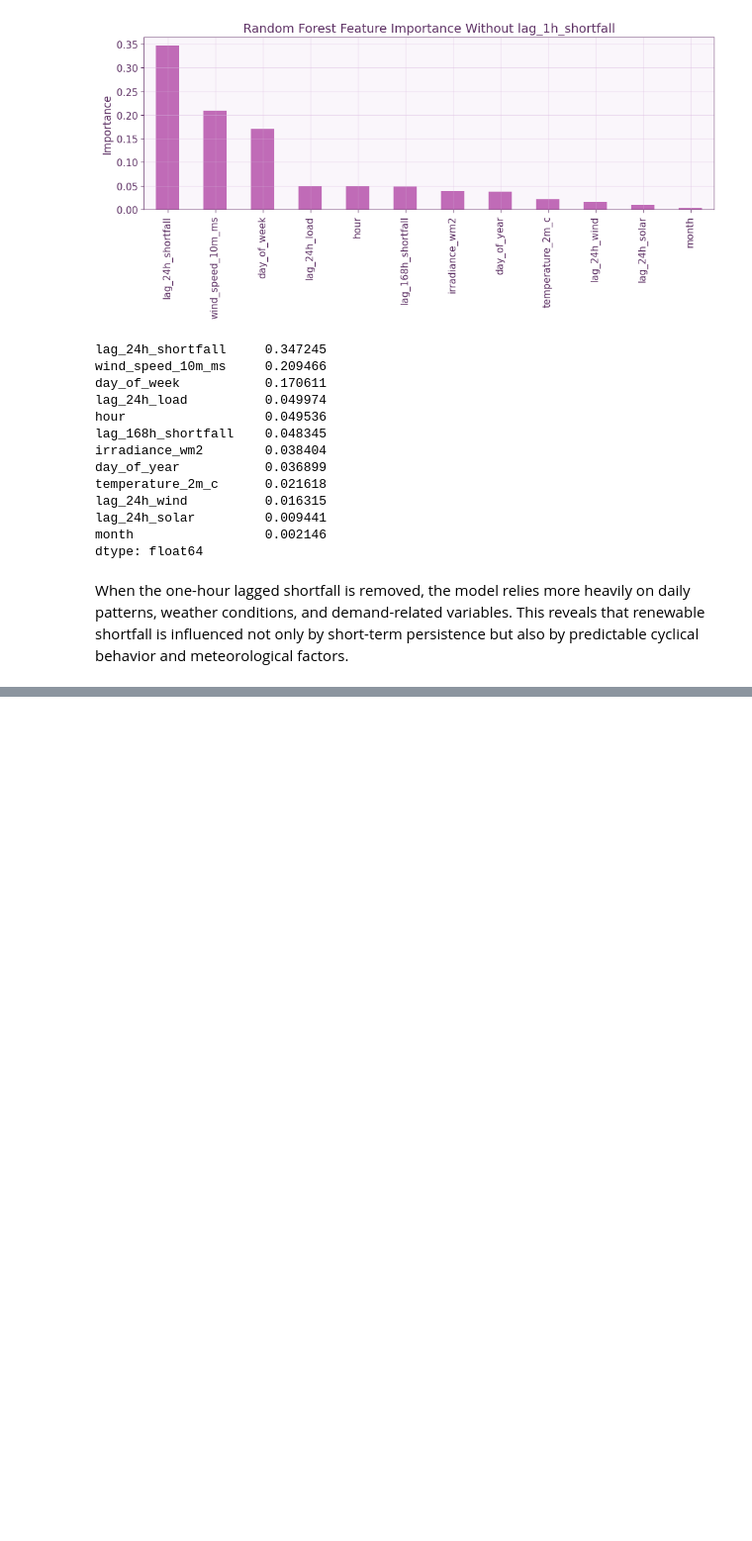
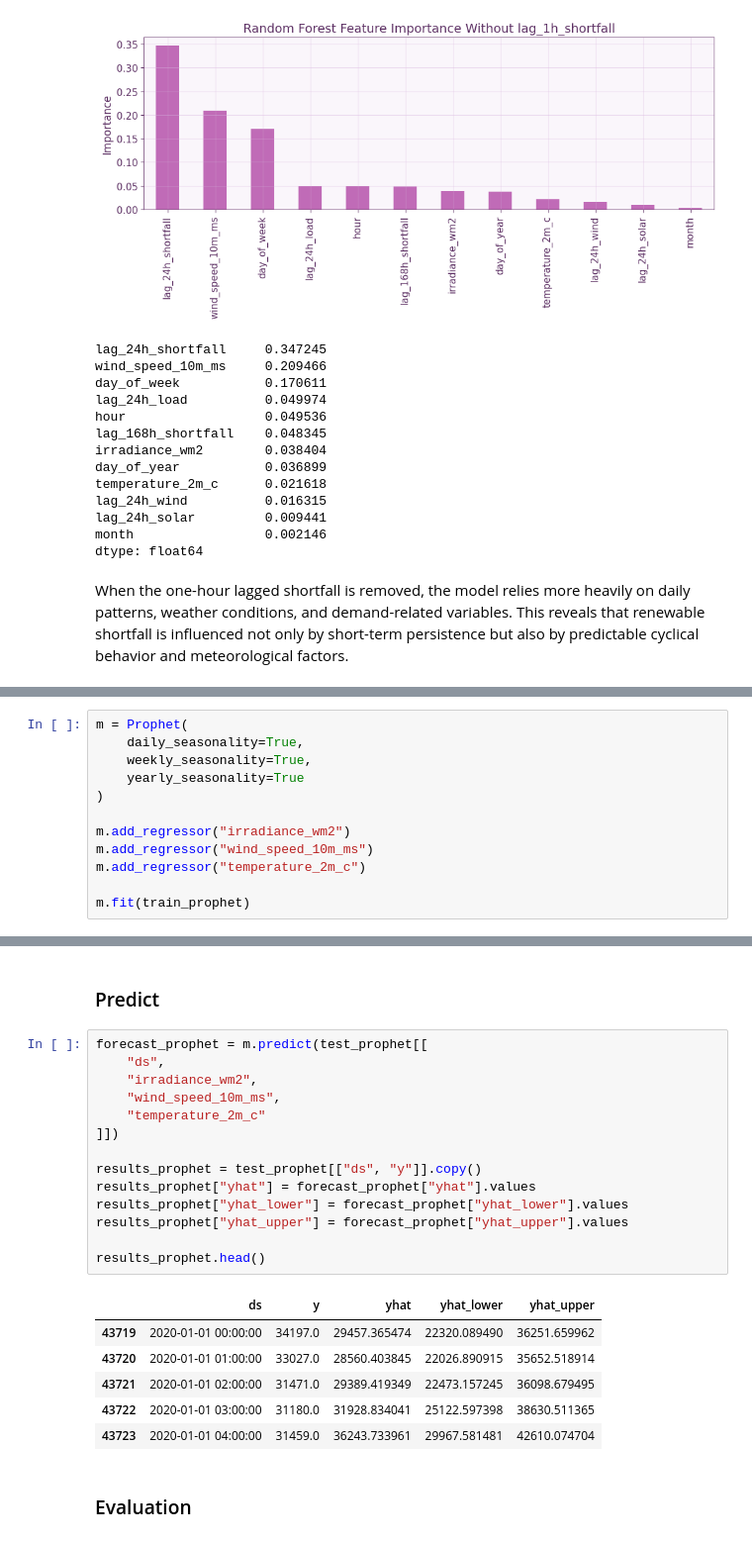
Before and after one commit to Varie737/Renewable-Energy-Data-Analysis, a Jupyter notebook: Renewable Energy Data Analysis project.ipynb, the cells around one changed output, grey strips where cells are left out. Shown at 99% size. Drawn from its saved outputs; the diff is of its cells as text; blank space fills up the shorter version.

Commit message:
Add Prophet shortfall forecasting comparison

```diff
--- a/Renewable Energy Data Analysis project.ipynb
+++ b/Renewable Energy Data Analysis project.ipynb
@@ -916,0 +951,12 @@ When the one-hour lagged shortfall is removed, the model relies more heavily on
+# %%
+m = Prophet(
+    daily_seasonality=True,
+    weekly_seasonality=True,
+    yearly_seasonality=True
+)
+
+m.add_regressor("irradiance_wm2")
+m.add_regressor("wind_speed_10m_ms")
+m.add_regressor("temperature_2m_c")
+
+m.fit(train_prophet)
@@ -916,0 +967,25 @@ When the one-hour lagged shortfall is removed, the model relies more heavily on
+# %% [markdown]
+### Predict
+# %%
+forecast_prophet = m.predict(test_prophet[[
+    "ds",
+    "irradiance_wm2",
+    "wind_speed_10m_ms",
+    "temperature_2m_c"
+]])
+
+results_prophet = test_prophet[["ds", "y"]].copy()
+results_prophet["yhat"] = forecast_prophet["yhat"].values
+results_prophet["yhat_lower"] = forecast_prophet["yhat_lower"].values
+results_prophet["yhat_upper"] = forecast_prophet["yhat_upper"].values
+
+results_prophet.head()
+# %% [output]
+|  | ds | y | yhat | yhat_lower | yhat_upper |
+| 43719 | 2020-01-01 00:00:00 | 34197.0 | 29457.365474 | 22320.089490 | 36251.659962 |
+| 43720 | 2020-01-01 01:00:00 | 33027.0 | 28560.403845 | 22026.890915 | 35652.518914 |
+| 43721 | 2020-01-01 02:00:00 | 31471.0 | 29389.419349 | 22473.157245 | 36098.679495 |
+| 43722 | 2020-01-01 03:00:00 | 31180.0 | 31928.834041 | 25122.597398 | 38630.511365 |
+| 43723 | 2020-01-01 04:00:00 | 31459.0 | 36243.733961 | 29967.581481 | 42610.074704 |
+# %% [markdown]
+### Evaluation
```
Also changed, not shown: parts of 11 cells of this notebook.
